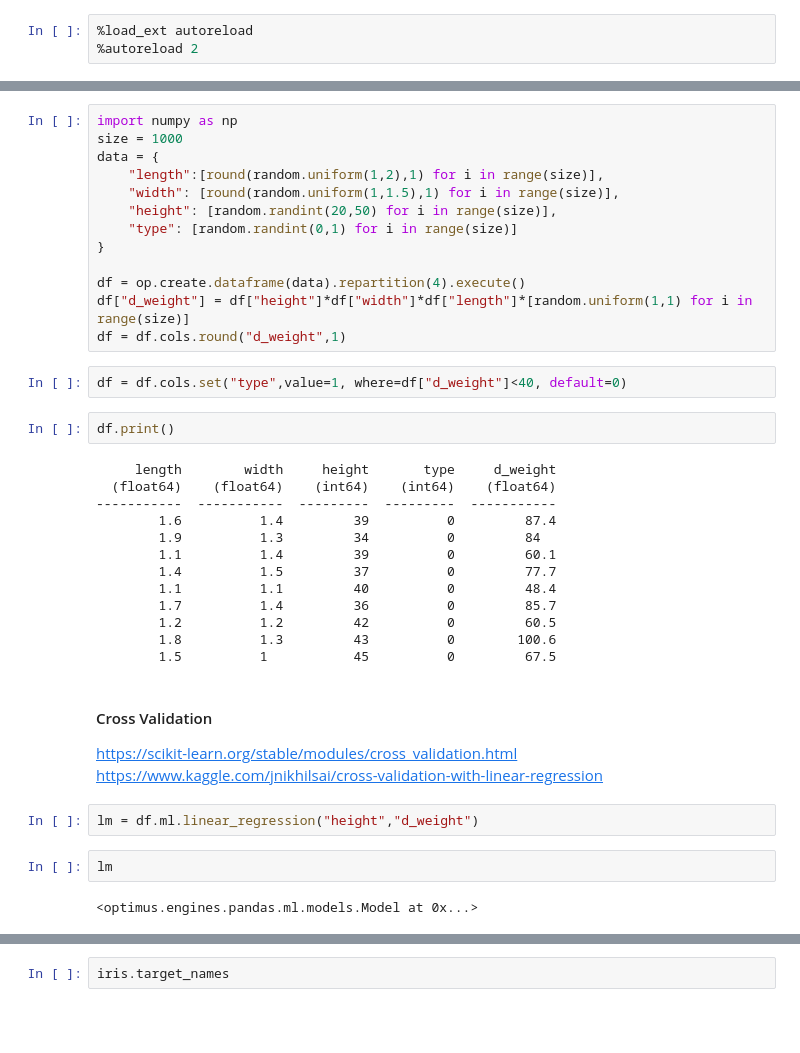
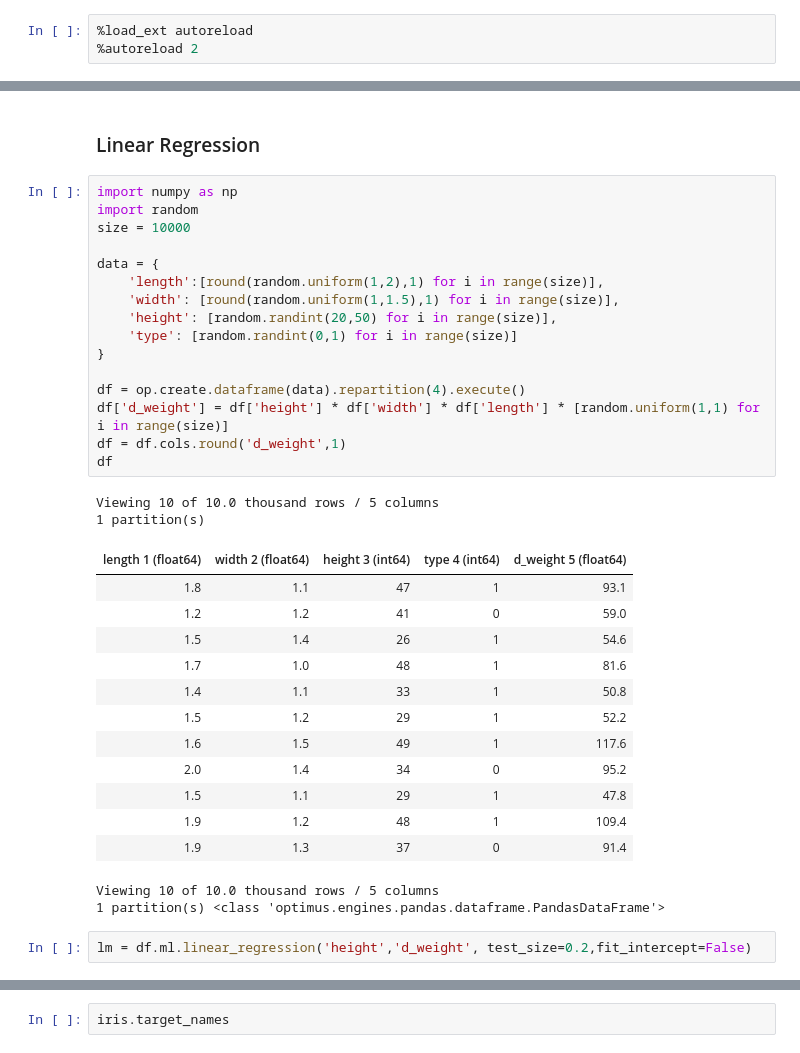
Before and after one commit to PacktPublishing/Data-Processing-with-Optimus, a Jupyter notebook: Chapter08/Chapter Eight - Data Processing with Optimus.ipynb, the cells around one changed output, grey strips where cells are left out. Drawn from its saved outputs; the diff is of its cells as text; blank space fills up the shorter version.

```diff
--- a/Chapter08/Chapter Eight - Data Processing with Optimus.ipynb
+++ b/Chapter08/Chapter Eight - Data Processing with Optimus.ipynb
@@ -39,43 +45,40 @@ import random
+# %% [markdown]
+### Linear Regression
 # %%
 import numpy as np
-size = 1000
+import random
+size = 10000
+
 data = {
-    "length":[round(random.uniform(1,2),1) for i in range(size)],
-    "width": [round(random.uniform(1,1.5),1) for i in range(size)],
-    "height": [random.randint(20,50) for i in range(size)],
-    "type": [random.randint(0,1) for i in range(size)]
+    'length':[round(random.uniform(1,2),1) for i in range(size)],
+    'width': [round(random.uniform(1,1.5),1) for i in range(size)],
+    'height': [random.randint(20,50) for i in range(size)],
+    'type': [random.randint(0,1) for i in range(size)]
 }
 
 df = op.create.dataframe(data).repartition(4).execute()
-df["d_weight"] = df["height"]*df["width"]*df["length"]*[random.uniform(1,1) for i in range(size)]
-df = df.cols.round("d_weight",1)
+df['d_weight'] = df['height'] * df['width'] * df['length'] * [random.uniform(1,1) for i in range(size)]
+df = df.cols.round('d_weight',1)
+df
+# %% [output]
+Viewing 10 of 10.0 thousand rows / 5 columns
+1 partition(s)
+| length 1 (float64) | width 2 (float64) | height 3 (int64) | type 4 (int64) | d_weight 5 (float64) |
+| 1.8 | 1.1 | 47 | 1 | 93.1 |
+| 1.2 | 1.2 | 41 | 0 | 59.0 |
+| 1.5 | 1.4 | 26 | 1 | 54.6 |
+| 1.7 | 1.0 | 48 | 1 | 81.6 |
+| 1.4 | 1.1 | 33 | 1 | 50.8 |
+| 1.5 | 1.2 | 29 | 1 | 52.2 |
+| 1.6 | 1.5 | 49 | 1 | 117.6 |
+| 2.0 | 1.4 | 34 | 0 | 95.2 |
+| 1.5 | 1.1 | 29 | 1 | 47.8 |
+| 1.9 | 1.2 | 48 | 1 | 109.4 |
+| 1.9 | 1.3 | 37 | 0 | 91.4 |
+Viewing 10 of 10.0 thousand rows / 5 columns
+1 partition(s) <class 'optimus.engines.pandas.dataframe.PandasDataFrame'>
-# %%
-df = df.cols.set("type",value=1, where=df["d_weight"]<40, default=0)
-# %%
-df.print()
-# %% [output]
-     length        width     height       type     d_weight
-  (float64)    (float64)    (int64)    (int64)    (float64)
------------  -----------  ---------  ---------  -----------
-        1.6          1.4         39          0         87.4
-        1.9          1.3         34          0         84
-        1.1          1.4         39          0         60.1
-        1.4          1.5         37          0         77.7
-        1.1          1.1         40          0         48.4
-        1.7          1.4         36          0         85.7
-        1.2          1.2         42          0         60.5
-        1.8          1.3         43          0        100.6
-        1.5          1           45          0         67.5
-# %% [markdown]
-#### Cross Validation
-https://scikit-learn.org/stable/modules/cross_validation.html
-https://www.kaggle.com/jnikhilsai/cross-validation-with-linear-regression
 # %%
-lm = df.ml.linear_regression("height","d_weight")
+lm = df.ml.linear_regression('height','d_weight', test_size=0.2,fit_intercept=False)
-# %%
-lm
-# %% [output]
-<optimus.engines.pandas.ml.models.Model at 0x...>
 # %%
 lm.predict(36)
 # %% [output]
```
Also changed, not shown: parts of 70 cells of this notebook, 2 other files.
